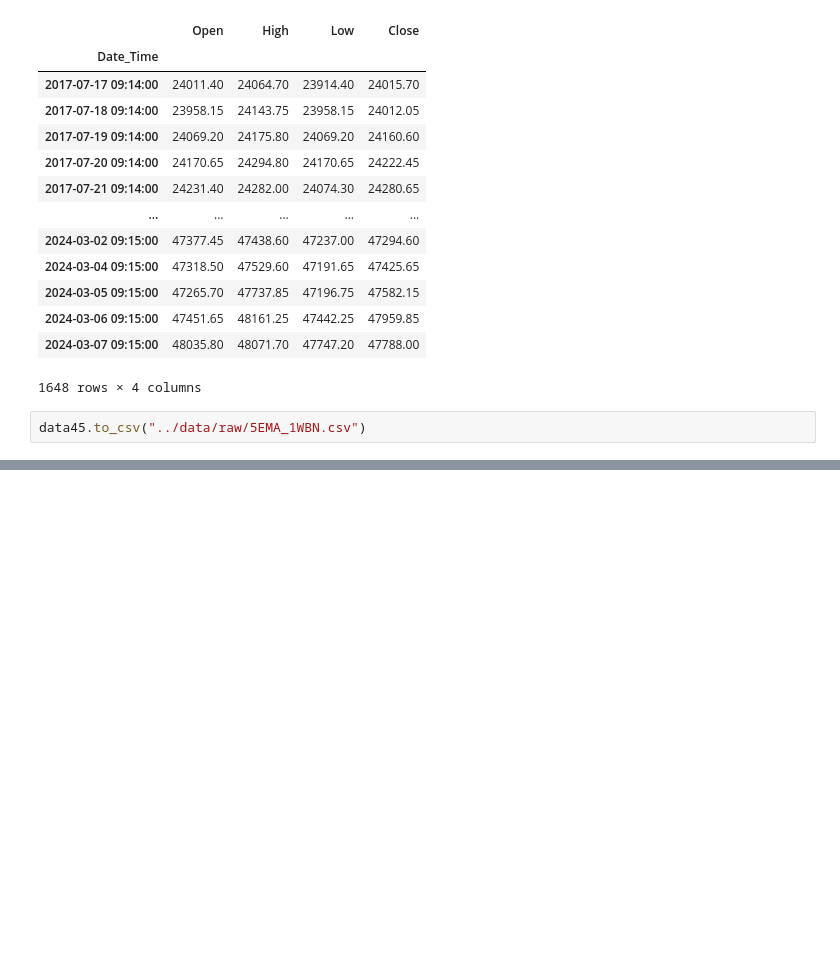
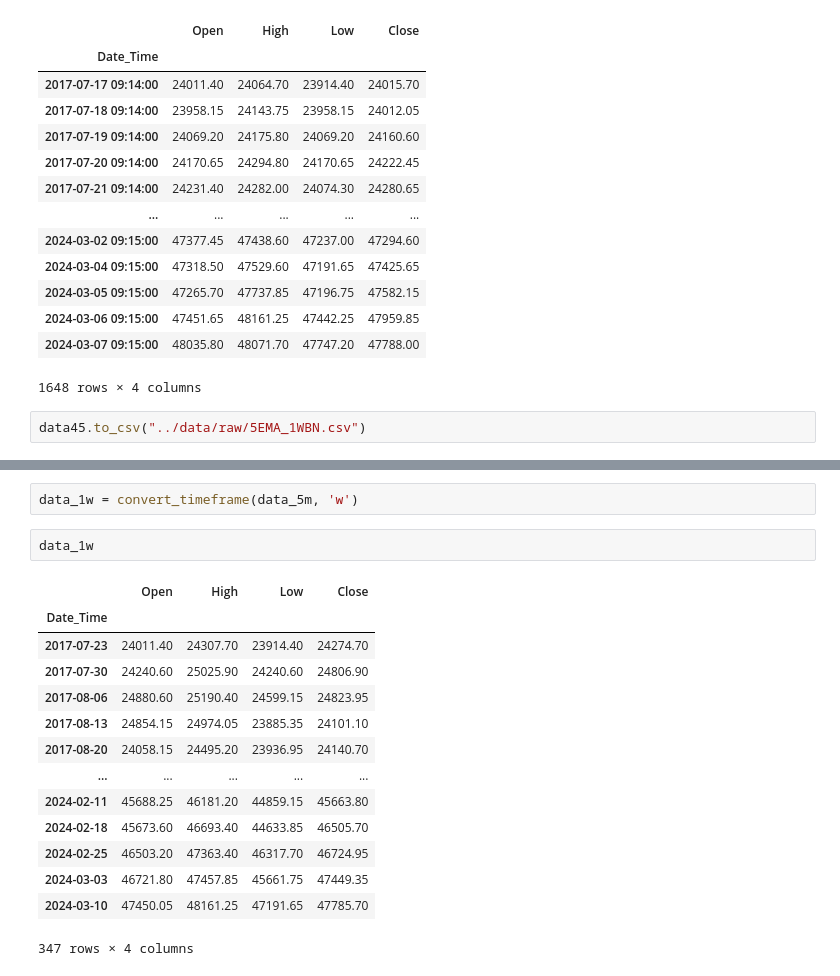
Before and after one commit to baobach/Algo-Trading-Strategies, a Jupyter notebook: research/Convertion_of _data.ipynb, the cells around one changed output, grey strips where cells are left out. Cells and saved outputs as stored; diff of their text form; blank space fills up the shorter version.

```diff
--- a/research/Convertion_of _data.ipynb
+++ b/research/Convertion_of _data.ipynb
@@ -158,0 +214,19 @@ data45.to_csv("../data/raw/5EMA_1WBN.csv")
+# %%
+data_1w = convert_timeframe(data_5m, 'w')
+# %%
+data_1w
+# %% [output]
+|  | Open | High | Low | Close |
+| Date_Time |  |  |  |  |
+| 2017-07-23 | 24011.40 | 24307.70 | 23914.40 | 24274.70 |
+| 2017-07-30 | 24240.60 | 25025.90 | 24240.60 | 24806.90 |
+| 2017-08-06 | 24880.60 | 25190.40 | 24599.15 | 24823.95 |
+| 2017-08-13 | 24854.15 | 24974.05 | 23885.35 | 24101.10 |
+| 2017-08-20 | 24058.15 | 24495.20 | 23936.95 | 24140.70 |
+| ... | ... | ... | ... | ... |
+| 2024-02-11 | 45688.25 | 46181.20 | 44859.15 | 45663.80 |
+| 2024-02-18 | 45673.60 | 46693.40 | 44633.85 | 46505.70 |
+| 2024-02-25 | 46503.20 | 47363.40 | 46317.70 | 46724.95 |
+| 2024-03-03 | 46721.80 | 47457.85 | 45661.75 | 47449.35 |
+| 2024-03-10 | 47450.05 | 48161.25 | 47191.65 | 47785.70 |
+347 rows × 4 columns
```
Also changed, not shown: parts of 10 cells of this notebook, 6 other files.
